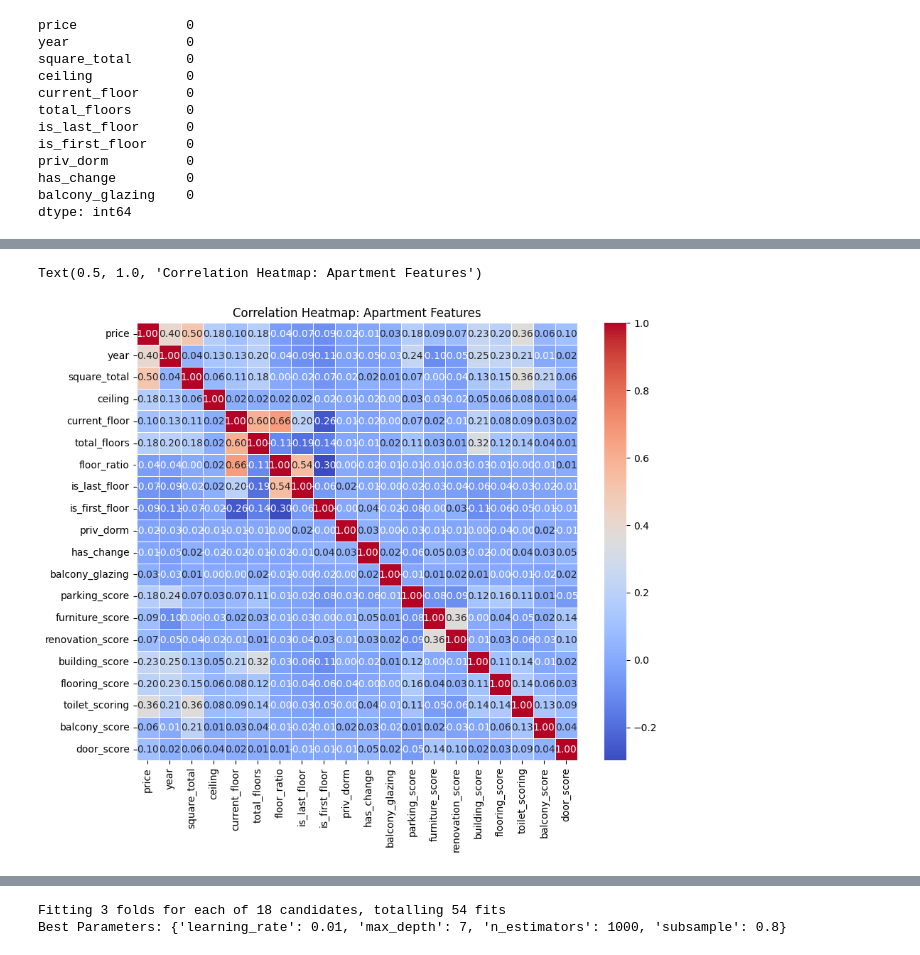
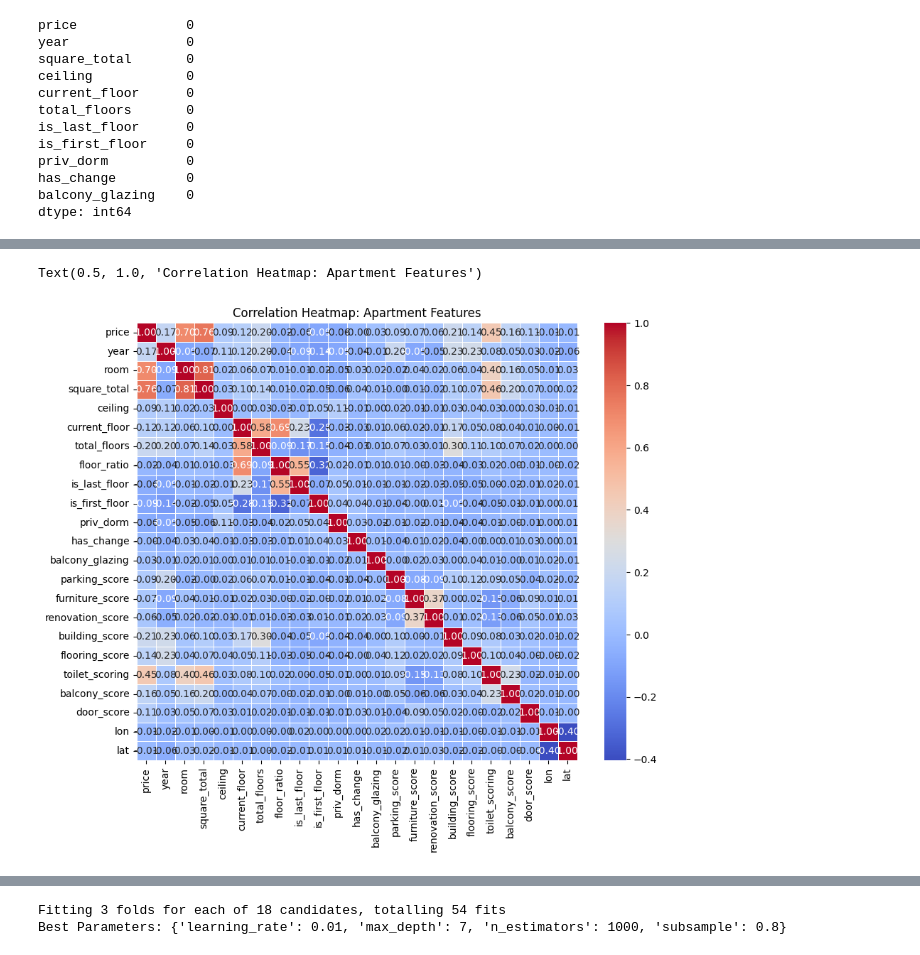
Before and after one commit to howardat/real-estate-analyzer, a Jupyter notebook: src/real_estate_analyzer/eda.ipynb, the cells around one changed output, grey strips where cells are left out. Cells and saved outputs as stored; diff of their text form; code cells hidden in the pictures.

Commit message:
Fix #5 - Added longitude and latitude clusterization features

```diff
--- a/src/real_estate_analyzer/eda.ipynb
+++ b/src/real_estate_analyzer/eda.ipynb
@@ -590,37 +668,37 @@ import matplotlib.pyplot as plt
 # 1. Select only the numeric and boolean columns we created
 # (Assuming your target column is named 'price')
 cols_to_plot = [
-    'price', 'year', 'square_total', 'ceiling', 'current_floor', 'total_floors', 'floor_ratio',
+    'price', 'cluster_avg_price', 'year', 'room', 'square_total', 'ceiling', 'current_floor', 'total_floors', 'floor_ratio',
     'is_last_floor', 'is_first_floor',
     'priv_dorm', 'has_change', 'balcony_glazing', 'parking_score', 'furniture_score', 'renovation_score',
        'building_score', 'flooring_score', 'toilet_scoring', 'balcony_score',
-       'door_score'
+       'door_score', 'lon', 'lat'
 ]
 
 """'url', 'room', 'square', 'city', 'price', 'building', 'complex', 'year',
        'floor', 'parking', 'ceiling', 'priv_dorm', 'has_change', 'toilet',
        'balcony', 'door', 'internet', 'furniture', 'flooring', 'security',
        'renovation', 'balcony_glazing', 'phone', 'current_floor',
-       'total_floors', 'is_last_floor', 'is_first_floor', 'square_total',
+       'total_floors', 'is_last_floor', 'is_first_floor', 'square_total', 'lon', 'lat'
        ]
 """
 
 # 2. Calculate the correlation matrix
 # Only include columns that actually exist in your df
 existing_cols = [c for c in cols_to_plot if c in df.columns]
 corr_matrix = df[existing_cols].corr()
 
 # 3. Plot the Heatmap
 plt.figure(figsize=(10, 8))
 sns.heatmap(
     corr_matrix,
     annot=True,          # Show the numbers in the boxes
     cmap='coolwarm',     # Red for positive, Blue for negative
     fmt=".2f",           # Limit to 2 decimal places
     linewidths=0.5       # Add thin lines between boxes
 )
 
 plt.title('Correlation Heatmap: Apartment Features')
 # %% [output]
 Text(0.5, 1.0, 'Correlation Heatmap: Apartment Features')
-[figure, old version]
+[figure, new version]
```
Also changed, not shown: parts of 28 cells of this notebook, 4 other files.
